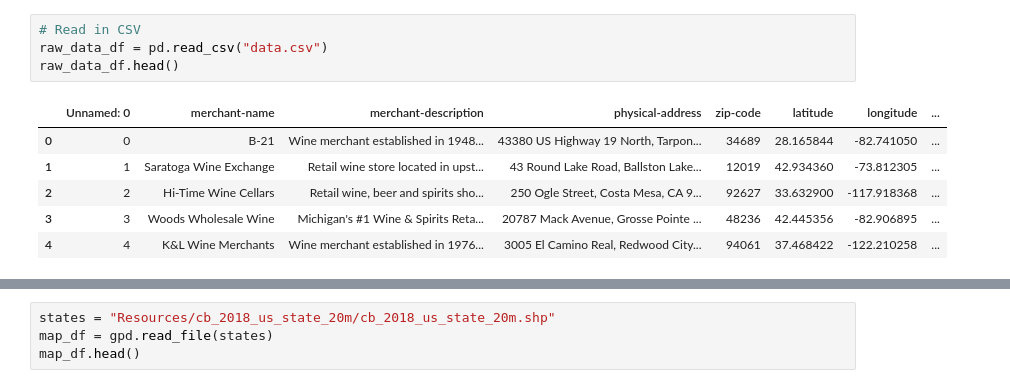
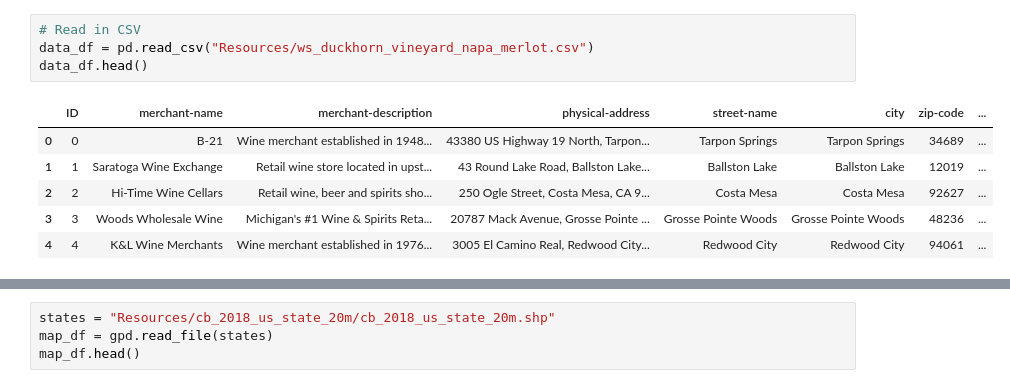
Before and after one commit to kaceejian/Rose_All_Day, a Jupyter notebook: preliminary_analysis.ipynb, the cells around one changed output, grey strips where cells are left out. Drawn from its saved outputs; the diff is of its cells as text.

```diff
--- a/preliminary_analysis.ipynb
+++ b/preliminary_analysis.ipynb
@@ -10,12 +18,12 @@ import mapclassify
 # %%
 # Read in CSV
-raw_data_df = pd.read_csv("data.csv")
-raw_data_df.head()
+data_df = pd.read_csv("Resources/ws_duckhorn_vineyard_napa_merlot.csv")
+data_df.head()
 # %% [output]
-|  | Unnamed: 0 | merchant-name | merchant-description | physical-address | zip-code | latitude | longitude | ... |
-| 0 | 0 | B-21 | Wine merchant established in 1948... | 43380 US Highway 19 North, Tarpon... | 34689 | 28.165844 | -82.741050 | ... |
-| 1 | 1 | Saratoga Wine Exchange | Retail wine store located in upst... | 43 Round Lake Road, Ballston Lake... | 12019 | 42.934360 | -73.812305 | ... |
-| 2 | 2 | Hi-Time Wine Cellars | Retail wine, beer and spirits sho... | 250 Ogle Street, Costa Mesa, CA 9... | 92627 | 33.632900 | -117.918368 | ... |
-| 3 | 3 | Woods Wholesale Wine | Michigan's #1 Wine & Spirits Reta... | 20787 Mack Avenue, Grosse Pointe ... | 48236 | 42.445356 | -82.906895 | ... |
-| 4 | 4 | K&L Wine Merchants | Wine merchant established in 1976... | 3005 El Camino Real, Redwood City... | 94061 | 37.468422 | -122.210258 | ... |
+|  | ID | merchant-name | merchant-description | physical-address | street-name | city | zip-code | ... |
+| 0 | 0 | B-21 | Wine merchant established in 1948... | 43380 US Highway 19 North, Tarpon... | Tarpon Springs | Tarpon Springs | 34689 | ... |
+| 1 | 1 | Saratoga Wine Exchange | Retail wine store located in upst... | 43 Round Lake Road, Ballston Lake... | Ballston Lake | Ballston Lake | 12019 | ... |
+| 2 | 2 | Hi-Time Wine Cellars | Retail wine, beer and spirits sho... | 250 Ogle Street, Costa Mesa, CA 9... | Costa Mesa | Costa Mesa | 92627 | ... |
+| 3 | 3 | Woods Wholesale Wine | Michigan's #1 Wine & Spirits Reta... | 20787 Mack Avenue, Grosse Pointe ... | Grosse Pointe Woods | Grosse Pointe Woods | 48236 | ... |
+| 4 | 4 | K&L Wine Merchants | Wine merchant established in 1976... | 3005 El Camino Real, Redwood City... | Redwood City | Redwood City | 94061 | ... |
 # %%
```
Also changed, not shown: parts of 8 cells of this notebook, 5 other files.
